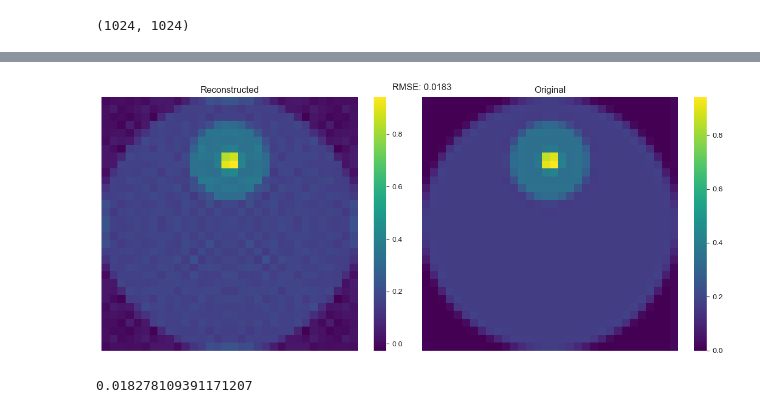
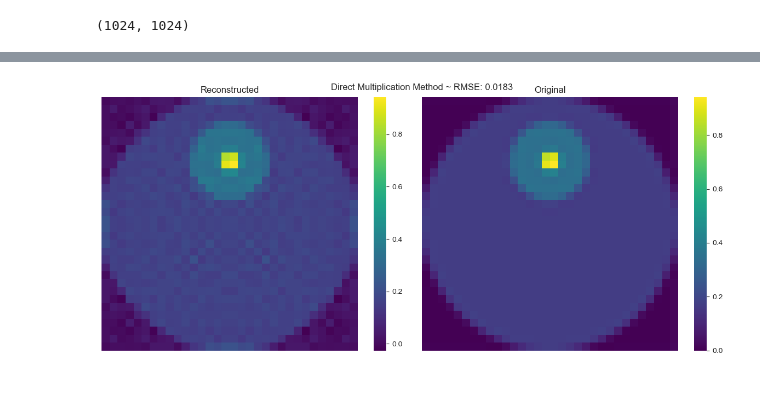
Before and after one commit to aakashks/CT-Reconstruction-2D, a Jupyter notebook: test_notebooks/balanced_data2.ipynb, the cells around one changed output, grey strips where cells are left out. Drawn from its saved outputs; the diff is of its cells as text; code cells hidden in the pictures.

```diff
--- a/test_notebooks/balanced_data2.ipynb
+++ b/test_notebooks/balanced_data2.ipynb
@@ -69,7 +71,6 @@ plot_images(d_recon.reshape(32, 32), d.reshape(32, 32));
 # %%
 x_recon = SolveEquation(A, d_recon).solve(useLibrary='lstsq')
 x_recon_img = x_recon.reshape(32, 32)
-plot_images(x_recon_img, phantom_img, rescale_for_rmse=False);
+plot_images(x_recon_img, phantom_img, rescale_for_rmse=False, title='Direct Multiplication Method ~ ');
 # %% [output]
-[figure, old version]
+[figure, new version]
-0.018278109391171207
```
Also changed, not shown: parts of 7 cells of this notebook, 1 other file.
